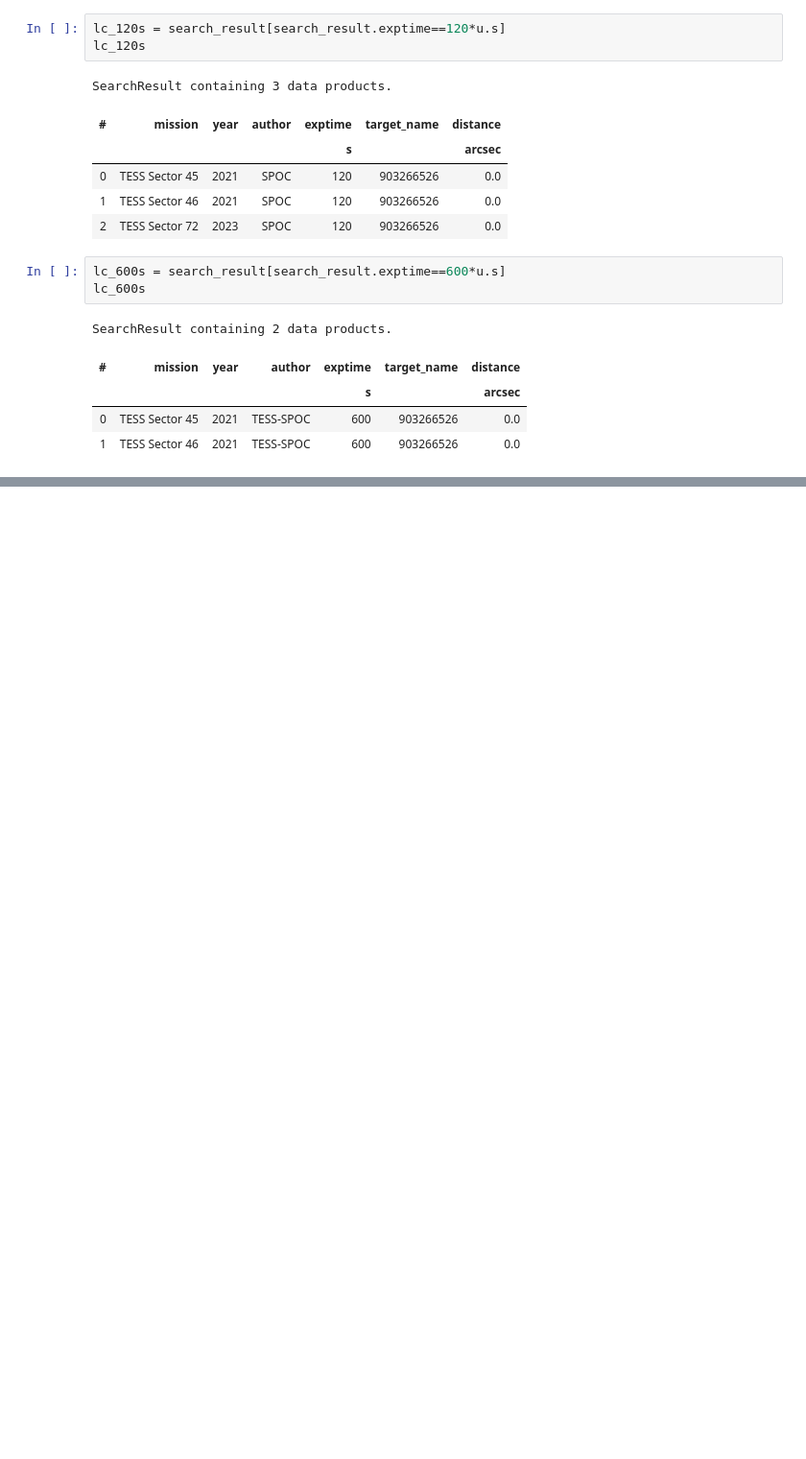
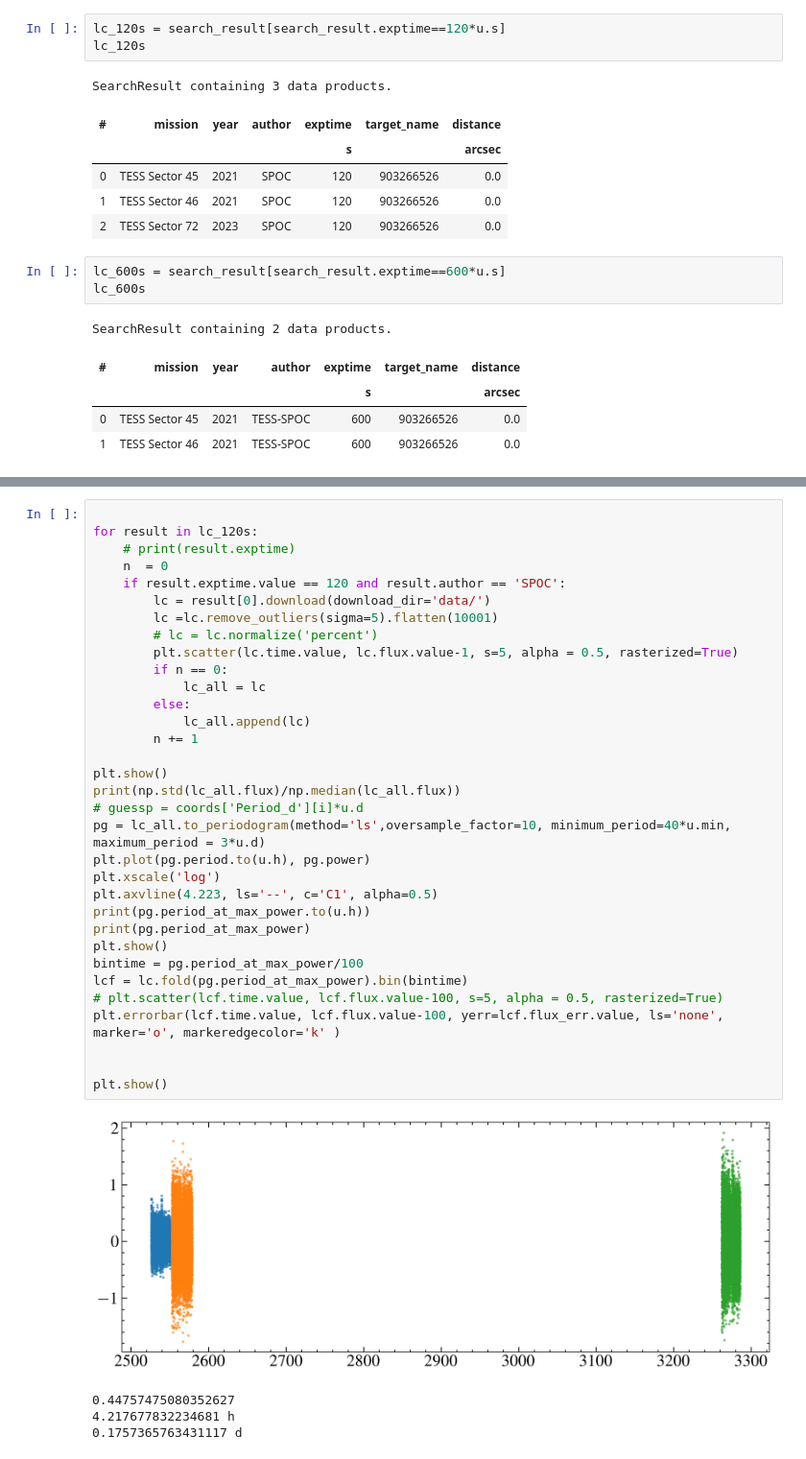
Before and after one commit to davidjwilson/wd-bd, a Jupyter notebook: 1144_tess.ipynb, the cells around one changed output, grey strips where cells are left out. Shown at 96% size. Saved outputs shown, nothing was run; the diff lists cells and outputs as text; blank space fills up the shorter version.

```diff
--- a/1144_tess.ipynb
+++ b/1144_tess.ipynb
@@ -128,0 +126,38 @@ print(pg.period_at_max_power)
+# %%
+
+for result in lc_120s:
+    # print(result.exptime)
+    n  = 0
+    if result.exptime.value == 120 and result.author == 'SPOC':
+        lc = result[0].download(download_dir='data/')
+        lc =lc.remove_outliers(sigma=5).flatten(10001)
+        # lc = lc.normalize('percent')
+        plt.scatter(lc.time.value, lc.flux.value-1, s=5, alpha = 0.5, rasterized=True)
+        if n == 0:
+            lc_all = lc
+        else:
+            lc_all.append(lc)
+        n += 1
+
+plt.show()
+print(np.std(lc_all.flux)/np.median(lc_all.flux))
+# guessp = coords['Period_d'][i]*u.d
+pg = lc_all.to_periodogram(method='ls',oversample_factor=10, minimum_period=40*u.min, maximum_period = 3*u.d)
+plt.plot(pg.period.to(u.h), pg.power)
+plt.xscale('log')
+plt.axvline(4.223, ls='--', c='C1', alpha=0.5)
+print(pg.period_at_max_power.to(u.h))
+print(pg.period_at_max_power)
+plt.show()
+bintime = pg.period_at_max_power/100
+lcf = lc.fold(pg.period_at_max_power).bin(bintime)
+# plt.scatter(lcf.time.value, lcf.flux.value-100, s=5, alpha = 0.5, rasterized=True)
+plt.errorbar(lcf.time.value, lcf.flux.value-100, yerr=lcf.flux_err.value, ls='none', marker='o', markeredgecolor='k' )
+
+
+plt.show()
+# %% [output]
+[figure, added]
+0.44757475080352627
+4.217677832234681 h
+0.1757365763431117 d
```
Also changed, not shown: parts of 10 cells of this notebook, 11 other files.
